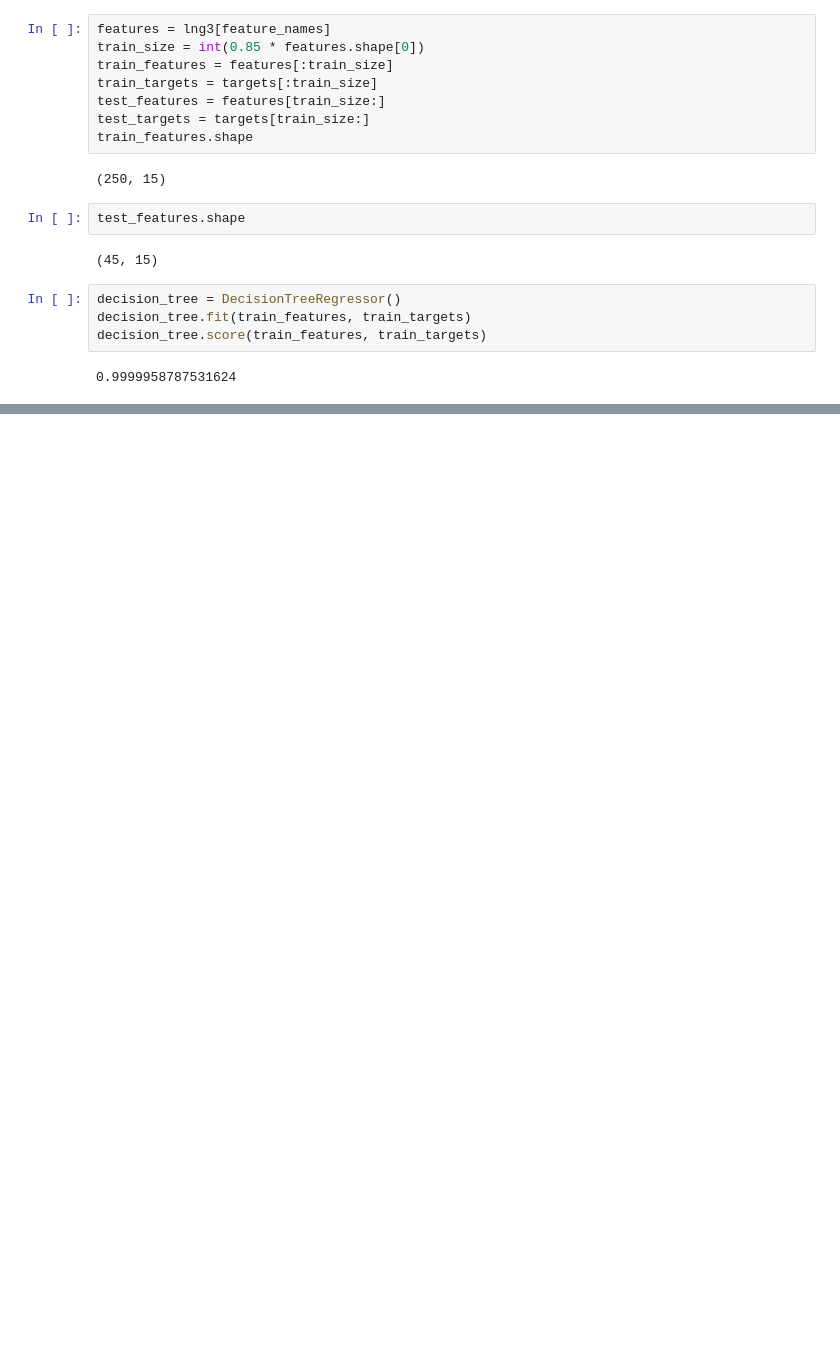
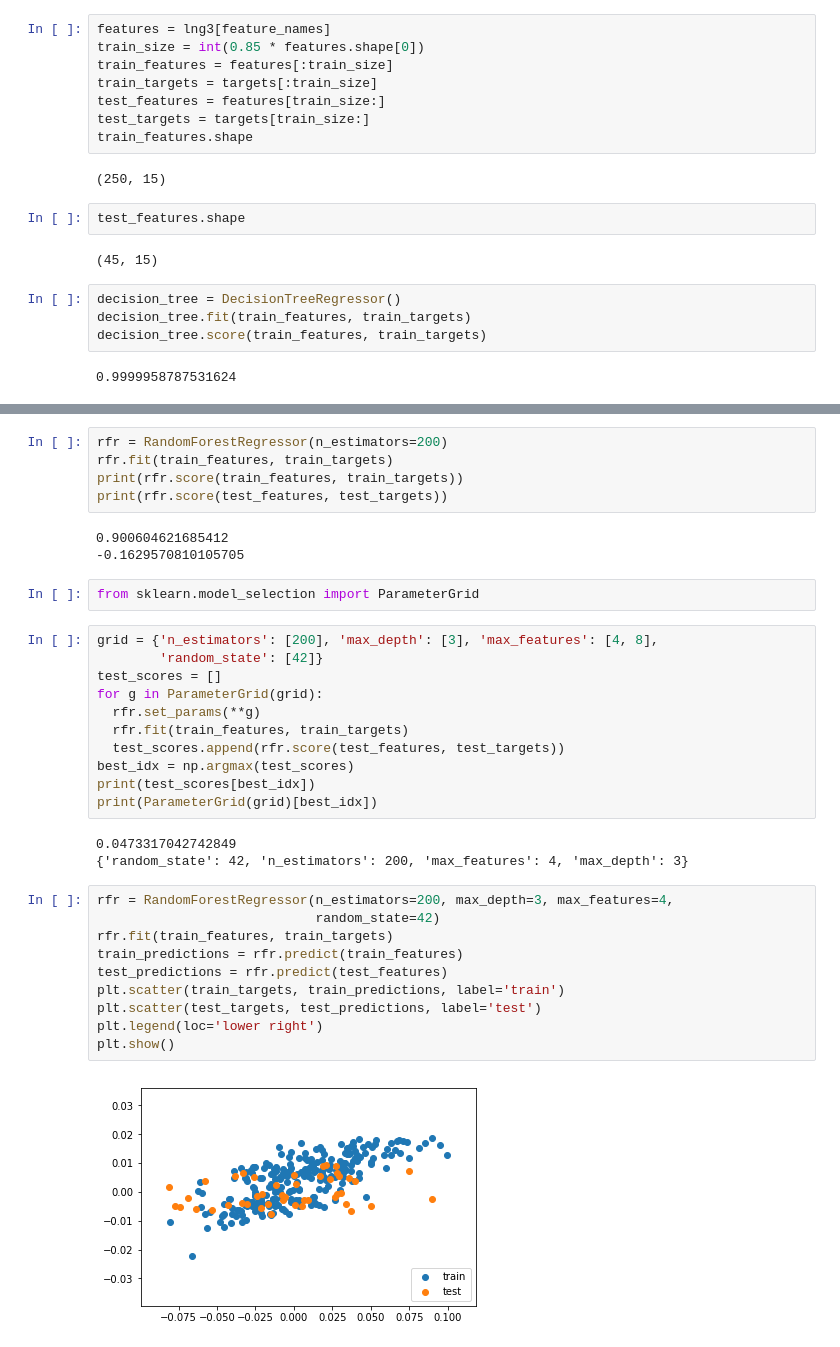
Before and after one commit to thap/machine-learning-finance, a Jupyter notebook: notebooks/Machine_Learning_for_Finance.ipynb, the cells around one changed output, grey strips where cells are left out. Drawn from its saved outputs; the diff is of its cells as text; blank space fills up the shorter version.

```diff
--- a/notebooks/Machine_Learning_for_Finance.ipynb
+++ b/notebooks/Machine_Learning_for_Finance.ipynb
@@ -472,0 +596,36 @@ decision_tree.score(test_features, test_targets)
+# %%
+rfr = RandomForestRegressor(n_estimators=200)
+rfr.fit(train_features, train_targets)
+print(rfr.score(train_features, train_targets))
+print(rfr.score(test_features, test_targets))
+# %% [output]
+0.900604621685412
+-0.1629570810105705
+# %%
+from sklearn.model_selection import ParameterGrid
+# %%
+grid = {'n_estimators': [200], 'max_depth': [3], 'max_features': [4, 8],
+        'random_state': [42]}
+test_scores = []
+for g in ParameterGrid(grid):
+  rfr.set_params(**g)
+  rfr.fit(train_features, train_targets)
+  test_scores.append(rfr.score(test_features, test_targets))
+best_idx = np.argmax(test_scores)
+print(test_scores[best_idx])
+print(ParameterGrid(grid)[best_idx])
+# %% [output]
+0.0473317042742849
+{'random_state': 42, 'n_estimators': 200, 'max_features': 4, 'max_depth': 3}
+# %%
+rfr = RandomForestRegressor(n_estimators=200, max_depth=3, max_features=4,
+                            random_state=42)
+rfr.fit(train_features, train_targets)
+train_predictions = rfr.predict(train_features)
+test_predictions = rfr.predict(test_features)
+plt.scatter(train_targets, train_predictions, label='train')
+plt.scatter(test_targets, test_predictions, label='test')
+plt.legend(loc='lower right')
+plt.show()
+# %% [output]
+[figure, added]
```
Also changed, not shown: parts of 66 cells of this notebook.
